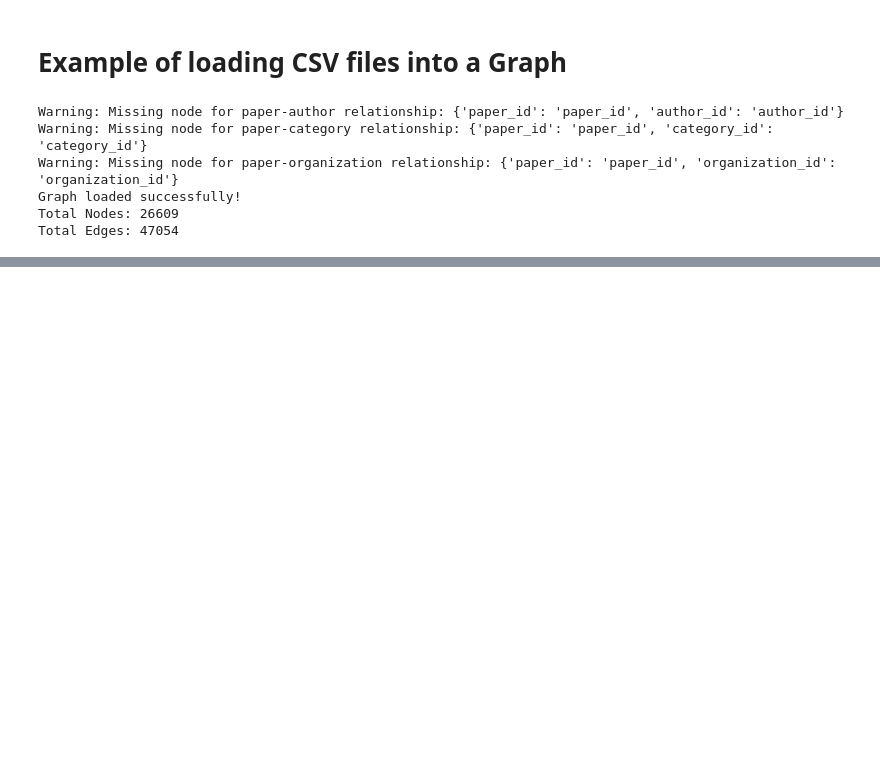
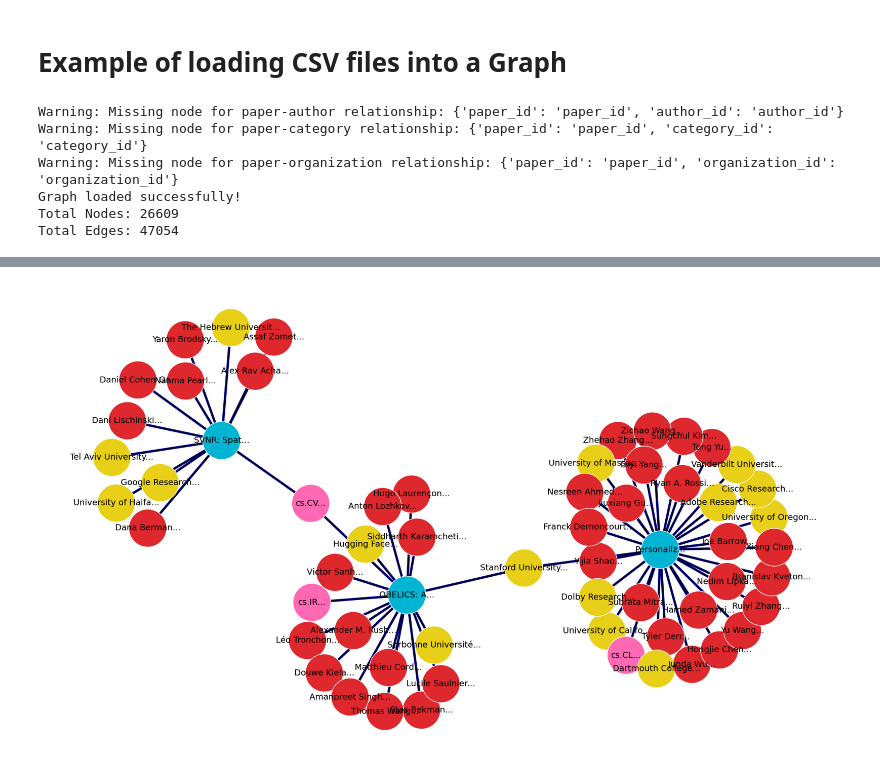
Before and after one commit to hesamsheikh/daily-papers-analysis, a Jupyter notebook: load_graph.ipynb, the cells around one changed output, grey strips where cells are left out. Drawn from its saved outputs; the diff is of its cells as text; code cells hidden in the pictures; blank space fills up the shorter version.

```diff
--- a/load_graph.ipynb
+++ b/load_graph.ipynb
@@ -206,0 +172,88 @@ plt.show()
+# %%
+# Create a new figure
+plt.figure(figsize=(24, 14))
+
+# Use specified paper IDs
+paper_ids = ['paper_3929', 'paper_452', 'paper_448'] # Example paper IDs - replace with your list
+
+# Get connected nodes, avoiding duplicate organizations
+connected_nodes = set(paper_ids)
+for paper in paper_ids:
+    for neighbor in G.neighbors(paper):
+        # Add all neighbors (authors, categories, organizations)
+        connected_nodes.add(neighbor)
+
+# Create subgraph with sampled papers and their connections
+subgraph = G.subgraph(connected_nodes)
+
+# Use Kamada-Kawai layout
+pos = nx.kamada_kawai_layout(subgraph)
+
+# Create labels dictionary using node names
+labels = {}
+for node, attr in subgraph.nodes(data=True):
+    if attr['type'] == 'paper':
+        title = attr['title']
+        labels[node] = title[:10] + '...'
+    elif attr['type'] == 'author':
+        labels[node] = attr['name'][:20] + '...'
+    elif attr['type'] == 'category':
+        labels[node] = attr['name'][:10] + '...'
+    elif attr['type'] == 'organization':
+        labels[node] = attr['name'][:20] + '...'
+    else:
+        labels[node] = str(node)[:10] + '...'
+
+# Identify connected/disconnected nodes
+connected = [n for n, d in subgraph.degree() if d > 0]
+disconnected = list(set(subgraph.nodes()) - set(connected))
+
+# Define colors for different node types using neon/pastel colors
+node_type_colors = {
+    'paper': '#00b5d4',      # Bright Cyan
+    'author': '#de282d',     # Bright Red
+    'category': '#FF69B4',   # Hot Pink
+    'organization': '#e8d019' # Bright Yellow
+}
+
+# Assign colors based on node type
+node_colors = [node_type_colors[subgraph.nodes[node]['type']] for node in subgraph.nodes()]
+
+# Define colors for different edge types using transparent neon colors
+edge_type_colors = {
+    'written_by': '#000080',    # Dark Blue
+    'categorized_as': '#000080', # Dark Blue
+    'affiliated_with': '#000080' # Dark Blue
+}
+
+# Assign colors based on edge type
+edge_colors = []
+for _, _, data in subgraph.edges(data=True):
+    relationship = data.get('relationship')
+    edge_colors.append(edge_type_colors.get(relationship, '#0000FF80'))  # Deep Blue for unknown types
+
+# Identify largest connected component
+Gcc = sorted(nx.connected_components(subgraph), key=len, reverse=True)
+G0 = subgraph.subgraph(Gcc[0])
+
+# Draw largest connected component edges
+nx.draw_networkx_edges(G0, pos, width=4.0, edge_color=edge_colors[:len(G0.edges())])
+
+# Draw other connected components
+edge_count = len(G0.edges())
+for Gi in Gcc[1:]:
+    if len(Gi) > 1:
+        subG = subgraph.subgraph(Gi)
+        nx.draw_networkx_edges(subG, pos, alpha=0.3, width=5.0,
+                             edge_color=edge_colors[edge_count:edge_count + len(subG.edges())])
+        edge_count += len(subG.edges())
+
+# Draw connected/disconnected nodes
+options = {"node_size": 4000, "edgecolors": "white", "labels": labels, "with_labels": True, "font_size": 14}
+nx.draw(subgraph, pos, nodelist=connected, node_color=node_colors, **options)
+nx.draw(subgraph, pos, nodelist=disconnected, node_color=node_colors, alpha=0.25, **options)
+
+plt.axis('off')
+plt.show()
+# %% [output]
+[figure, added]
```
Also changed, not shown: parts of 3 cells of this notebook, 2 other files.
